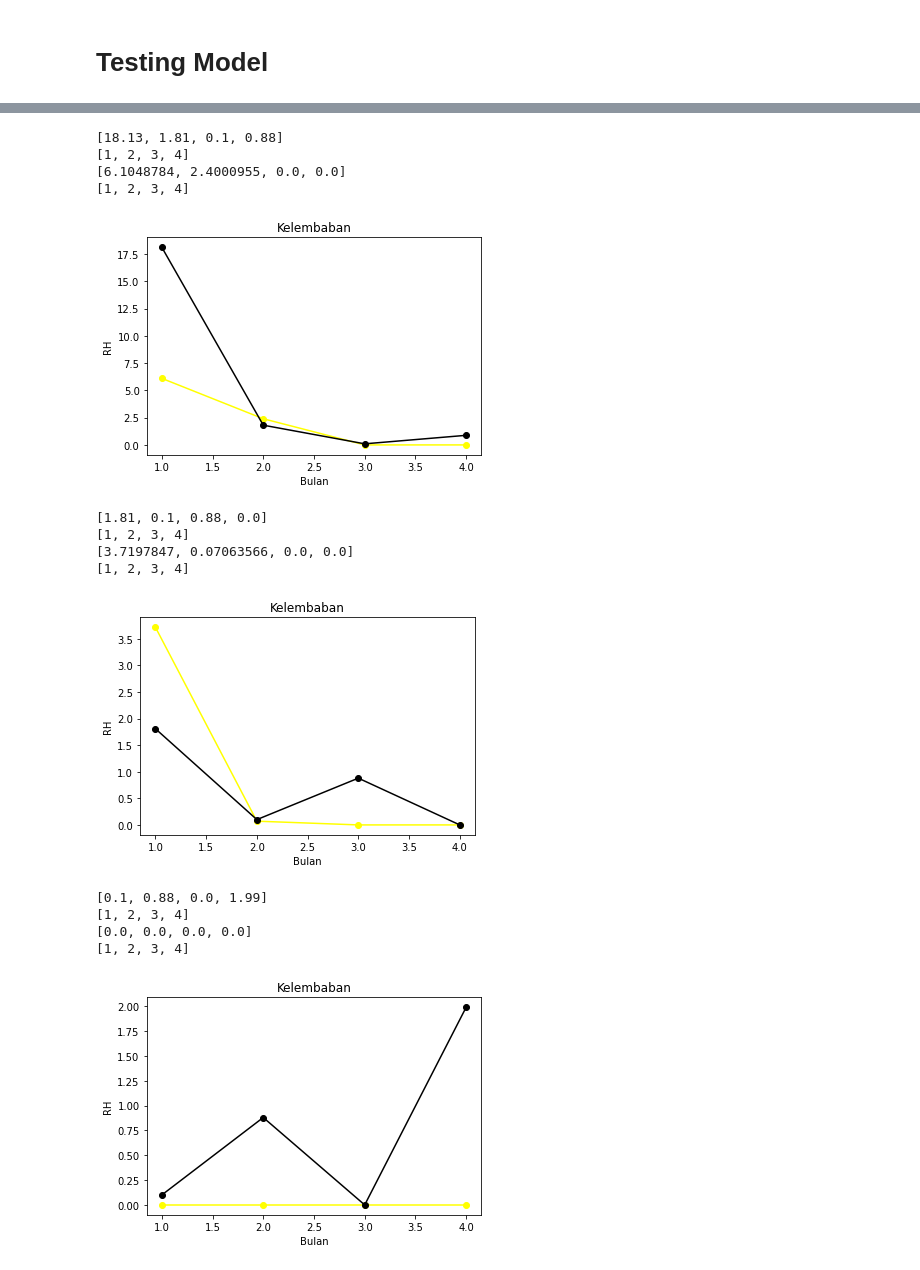
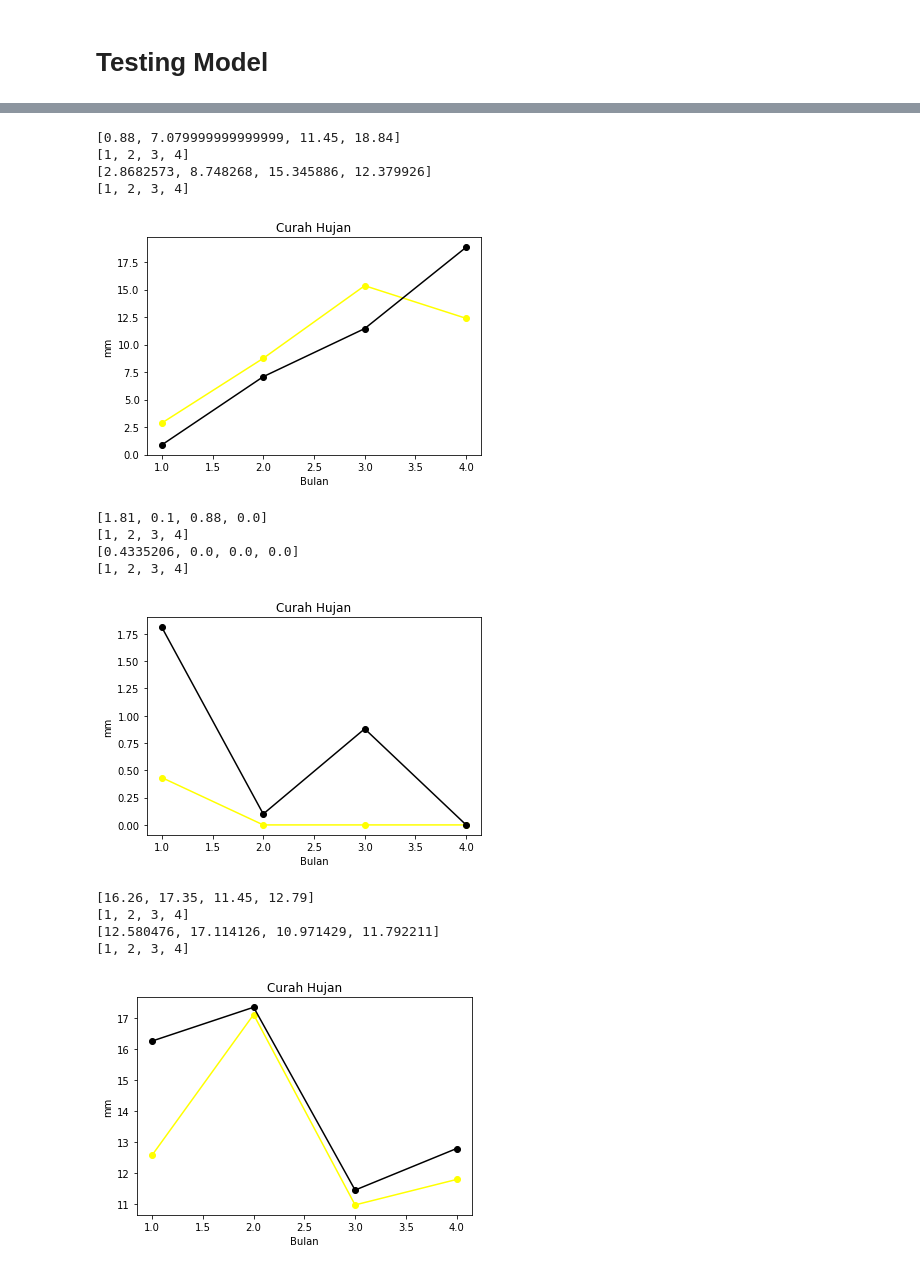
Before and after one commit to u1-byte/SmartCropYieldsPrediction, a Jupyter notebook: Machine Learning/Code/[Curah_Hujan]ML_Model.ipynb, the cells around one changed output, grey strips where cells are left out. Cells and saved outputs as stored; diff of their text form; code cells hidden in the pictures.

```diff
--- a/Machine Learning/Code/[Curah_Hujan]ML_Model.ipynb
+++ b/Machine Learning/Code/[Curah_Hujan]ML_Model.ipynb
@@ -136,0 +104,6 @@ print(output_test)
+# %%
+# Bagi data untuk training dan testing
+input_train, input_test, output_train, output_test = train_test_split(dataInput, dataOutput, test_size=0.15, shuffle=True)
+
+print(len(input_train))
+print(len(input_test))
@@ -348,16 +319,16 @@ print(number)
 # Grafik garis dari Suhu
 plt.plot(number,temp_predict,marker='o',color="yellow")
 plt.plot(number,temp_test,marker='o',color="black")
-plt.title('Kelembaban')
-plt.ylabel('RH')
+plt.title('Curah Hujan')
+plt.ylabel('mm')
 plt.xlabel('Bulan')
 plt.show()
 # %% [output]
-[18.13, 1.81, 0.1, 0.88]
+[0.88, 7.079999999999999, 11.45, 18.84]
 [1, 2, 3, 4]
-[6.1048784, 2.4000955, 0.0, 0.0]
+[2.8682573, 8.748268, 15.345886, 12.379926]
 [1, 2, 3, 4]
-[figure, old version]
+[figure, new version]
 # %%
 temp_test=[]
 number=[]
@@ -386,51 +357,51 @@ print(number)
 # Grafik garis dari Suhu
 plt.plot(number,temp_predict,marker='o',color="yellow")
 plt.plot(number,temp_test,marker='o',color="black")
-plt.title('Kelembaban')
-plt.ylabel('RH')
+plt.title('Curah Hujan')
+plt.ylabel('mm')
 plt.xlabel('Bulan')
 plt.show()
 # %% [output]
 [1.81, 0.1, 0.88, 0.0]
 [1, 2, 3, 4]
-[3.7197847, 0.07063566, 0.0, 0.0]
+[0.4335206, 0.0, 0.0, 0.0]
 [1, 2, 3, 4]
-[figure, old version]
+[figure, new version]
 # %%
 temp_test=[]
 number=[]
 count=1
 
 for j in output_test[3]:
   temp_test.append(j)
   number.append(count)
   count+=1
 
 print(temp_test)
 print(number)
 
 temp_predict=[]
 number=[]
 count=1
 
 for j in data_prediksi[3]:
   temp_predict.append(j)
   number.append(count)
   count+=1
 
 print(temp_predict)
 print(number)
 
 # Grafik garis dari Suhu
 plt.plot(number,temp_predict,marker='o',color="yellow")
 plt.plot(number,temp_test,marker='o',color="black")
-plt.title('Kelembaban')
-plt.ylabel('RH')
+plt.title('Curah Hujan')
+plt.ylabel('mm')
 plt.xlabel('Bulan')
 plt.show()
 # %% [output]
-[0.1, 0.88, 0.0, 1.99]
+[16.26, 17.35, 11.45, 12.79]
 [1, 2, 3, 4]
-[0.0, 0.0, 0.0, 0.0]
+[12.580476, 17.114126, 10.971429, 11.792211]
 [1, 2, 3, 4]
-[figure, old version]
+[figure, new version]
```
Also changed, not shown: parts of 18 cells of this notebook.
